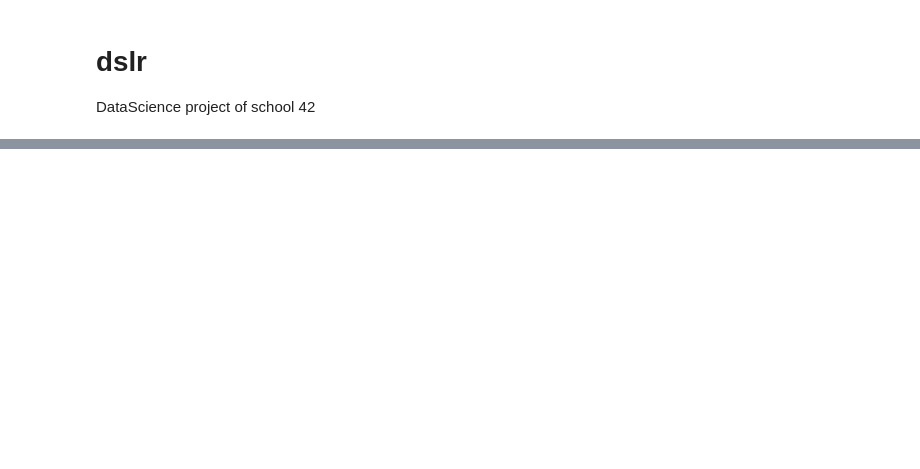
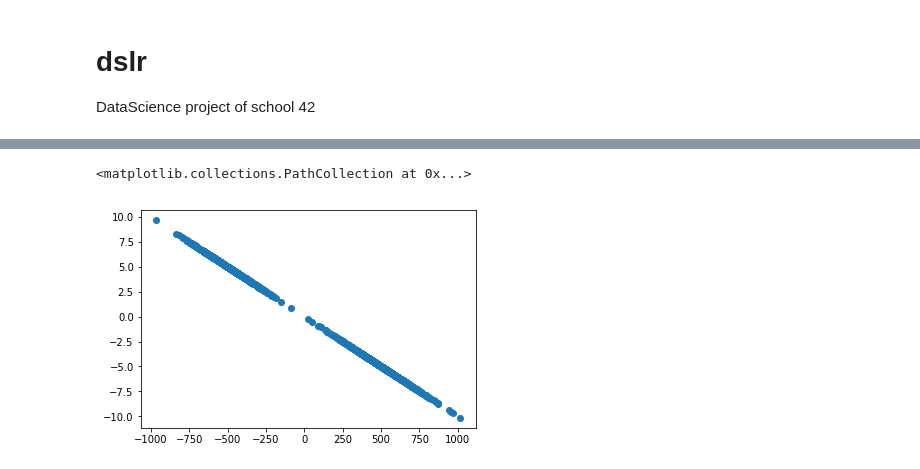
Before and after one commit to cacharle/dslr, a Jupyter notebook: dslr_notebook.ipynb, the cells around one changed output, grey strips where cells are left out. Saved outputs shown, nothing was run; the diff lists cells and outputs as text; code cells hidden in the pictures; blank space fills up the shorter version.

```diff
--- a/dslr_notebook.ipynb
+++ b/dslr_notebook.ipynb
@@ -105,0 +30,6 @@ plt.scatter(df['Transfiguration'], df['History of Magic'], s=1)
+# %%
+df_scores = df.loc[:, 'arithmancy':'flying']
+plt.scatter(df_scores.iloc[:, 1], df_scores.iloc[:, 3])
+# %% [output]
+<matplotlib.collections.PathCollection at 0x...>
+[figure, added]
```
Also changed, not shown: parts of 10 cells of this notebook, 5 other files.
